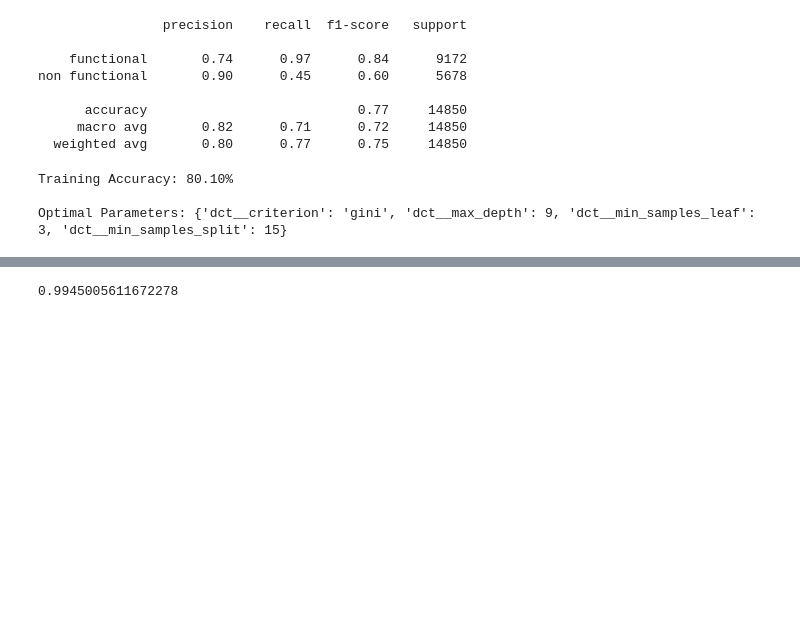
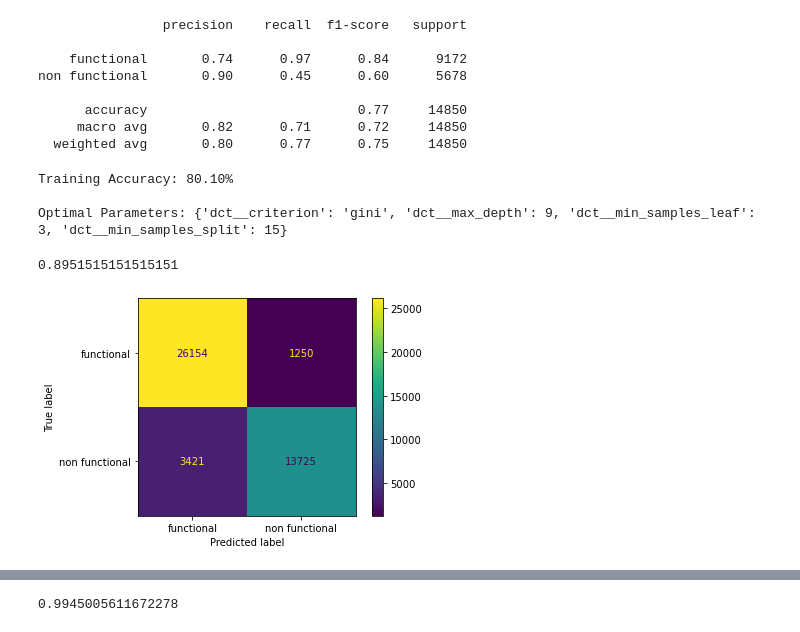
Before and after one commit to ovilar/phase_3-project, a Jupyter notebook: index.ipynb, the cells around one changed output, grey strips where cells are left out. Cells and saved outputs as stored; diff of their text form; code cells hidden in the pictures; blank space fills up the shorter version.

```diff
--- a/index.ipynb
+++ b/index.ipynb
@@ -482,3 +478,18 @@ print(f"Optimal Parameters: {grid_search.best_params_}")
 Training Accuracy: 80.10%
 
 Optimal Parameters: {'dct__criterion': 'gini', 'dct__max_depth': 9, 'dct__min_samples_leaf': 3, 'dct__min_samples_split': 15}
+# %%
+# Creating a LogisticRegression Pipeline
+log_pipe = pipe = Pipeline(steps = [('imputer', SimpleImputer(strategy = 'constant', fill_value = 'missing')),
+                                 ('encoder', OneHotEncoder(handle_unknown = 'ignore')),
+                         ('logmodel', LogisticRegression(random_state = 42, solver = 'liblinear'))])
+# Fitting our model
+log_pipe.fit(X_train, y_train)
+log_pipe.score(X_train, y_train)
+# %% [output]
+0.8951515151515151
+# %%
+# Plotting Confusion Matrix - LogisticRegression
+plot_confusion_matrix(log_pipe, X_train, y_train);
+# %% [output]
+[figure, added]
```
Also changed, not shown: parts of 5 cells of this notebook, 1 other file.
